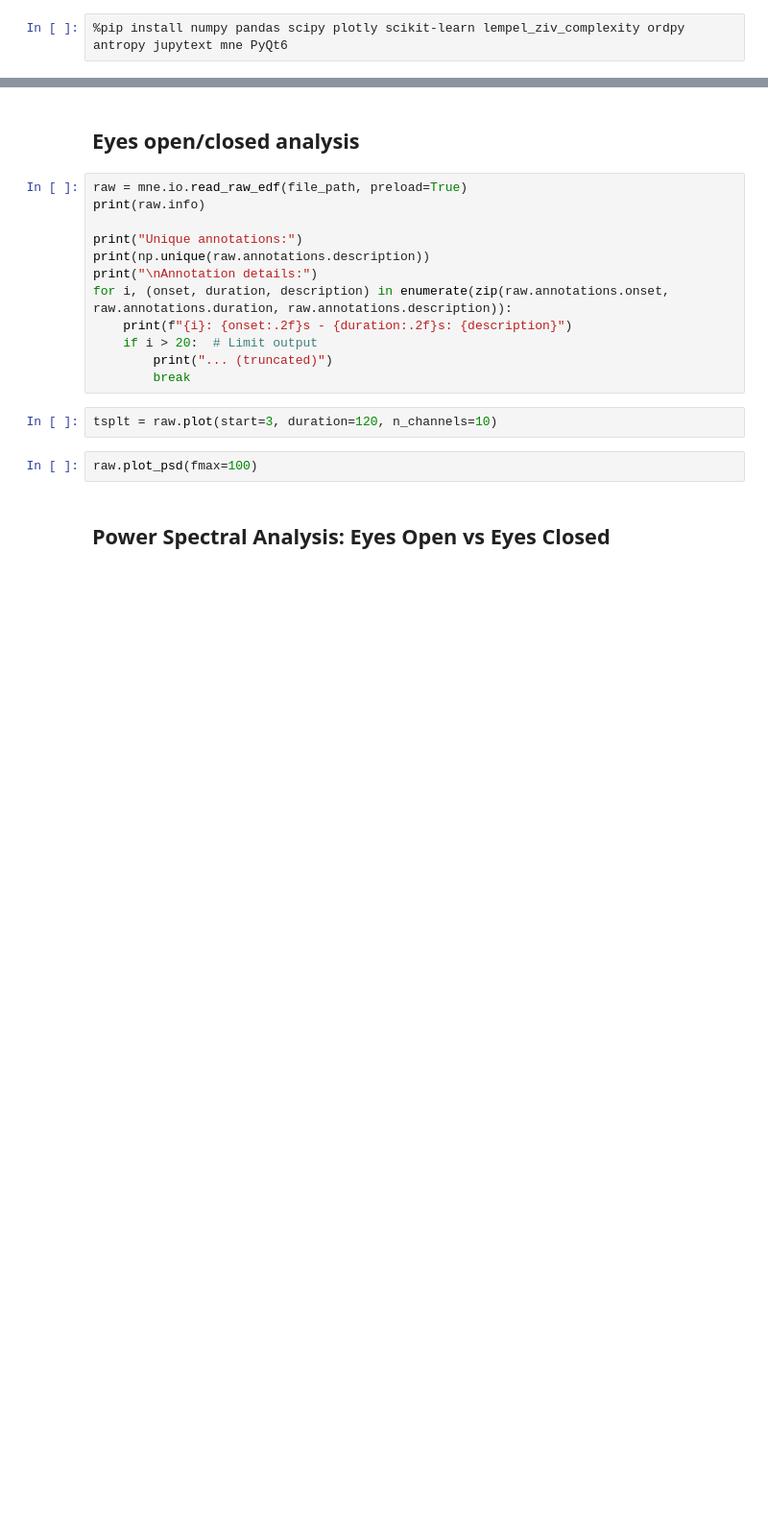
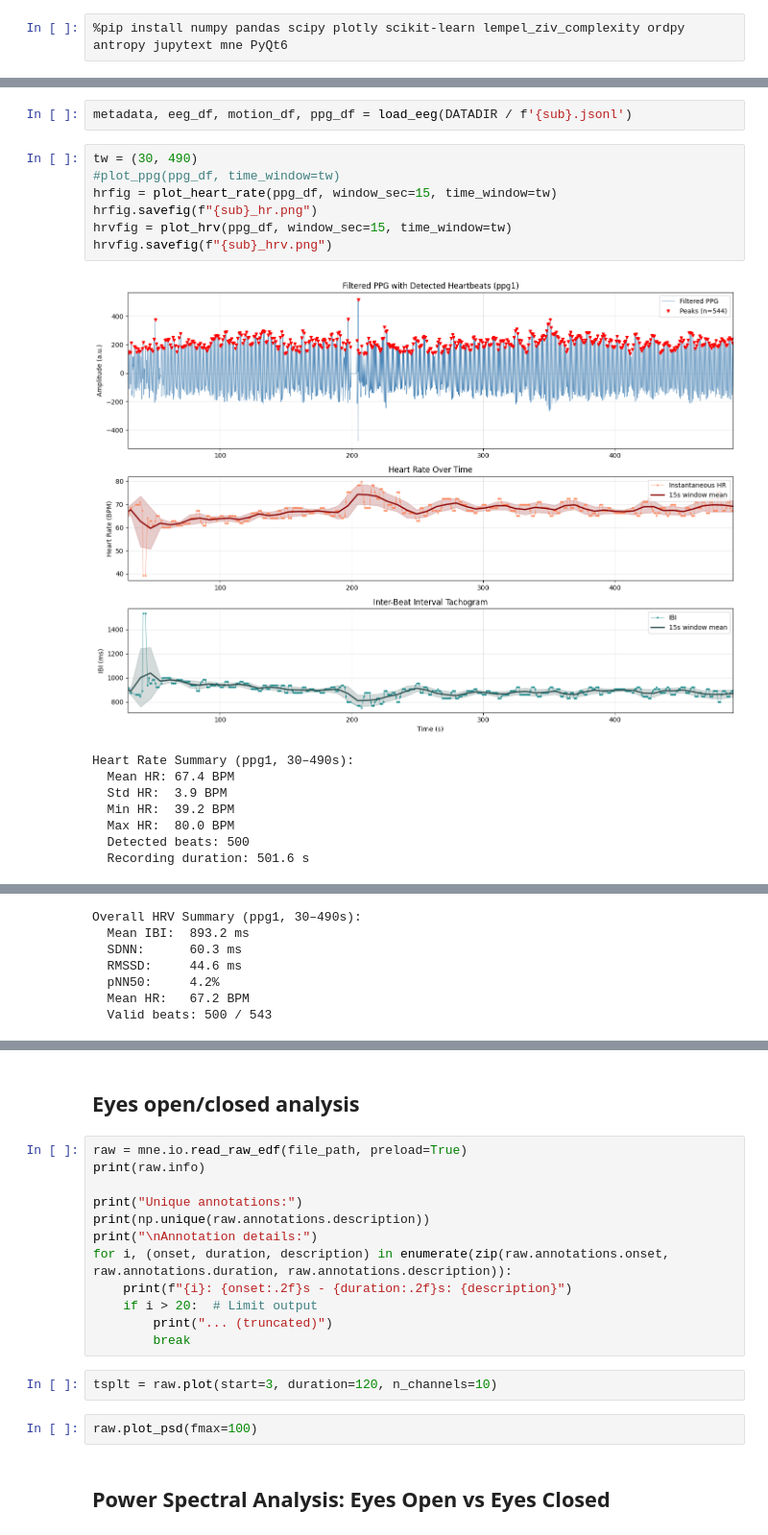
Before and after one commit to soundtrip-health/eeg-recorder, a Jupyter notebook: analysis/eeg_edf.ipynb, the cells around one changed output, grey strips where cells are left out. Shown at 96% size. Drawn from its saved outputs; the diff is of its cells as text; blank space fills up the shorter version.

```diff
--- a/analysis/eeg_edf.ipynb
+++ b/analysis/eeg_edf.ipynb
@@ -47,0 +92,18 @@ fig.savefig("bob.png")
+# %%
+metadata, eeg_df, motion_df, ppg_df = load_eeg(DATADIR / f'{sub}.jsonl')
+# %%
+tw = (30, 490)
+#plot_ppg(ppg_df, time_window=tw)
+hrfig = plot_heart_rate(ppg_df, window_sec=15, time_window=tw)
+hrfig.savefig(f"{sub}_hr.png")
+hrvfig = plot_hrv(ppg_df, window_sec=15, time_window=tw)
+hrvfig.savefig(f"{sub}_hrv.png")
+# %% [output]
+[figure, added]
+Heart Rate Summary (ppg1, 30–490s):
+  Mean HR: 67.4 BPM
+  Std HR:  3.9 BPM
+  Min HR:  39.2 BPM
+  Max HR:  80.0 BPM
+  Detected beats: 500
+  Recording duration: 501.6 s
@@ -47,0 +111,7 @@ fig.savefig("bob.png")
+Overall HRV Summary (ppg1, 30–490s):
+  Mean IBI:  893.2 ms
+  SDNN:      60.3 ms
+  RMSSD:     44.6 ms
+  pNN50:     4.2%
+  Mean HR:   67.2 BPM
+  Valid beats: 500 / 543
```
Also changed, not shown: parts of 9 cells of this notebook, 22 other files.
